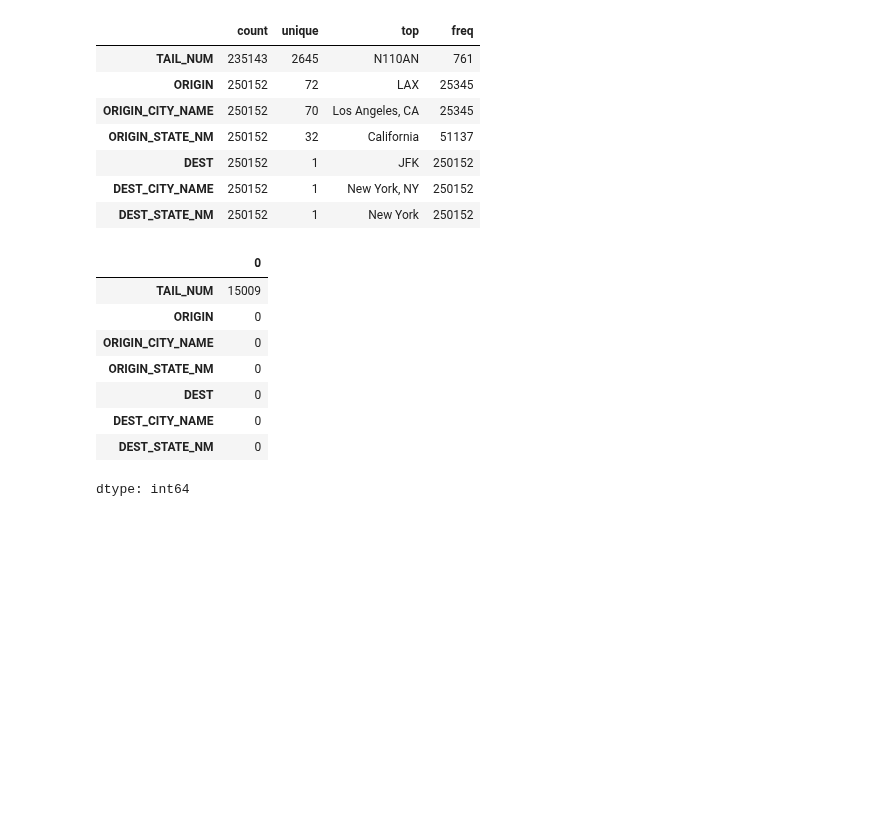
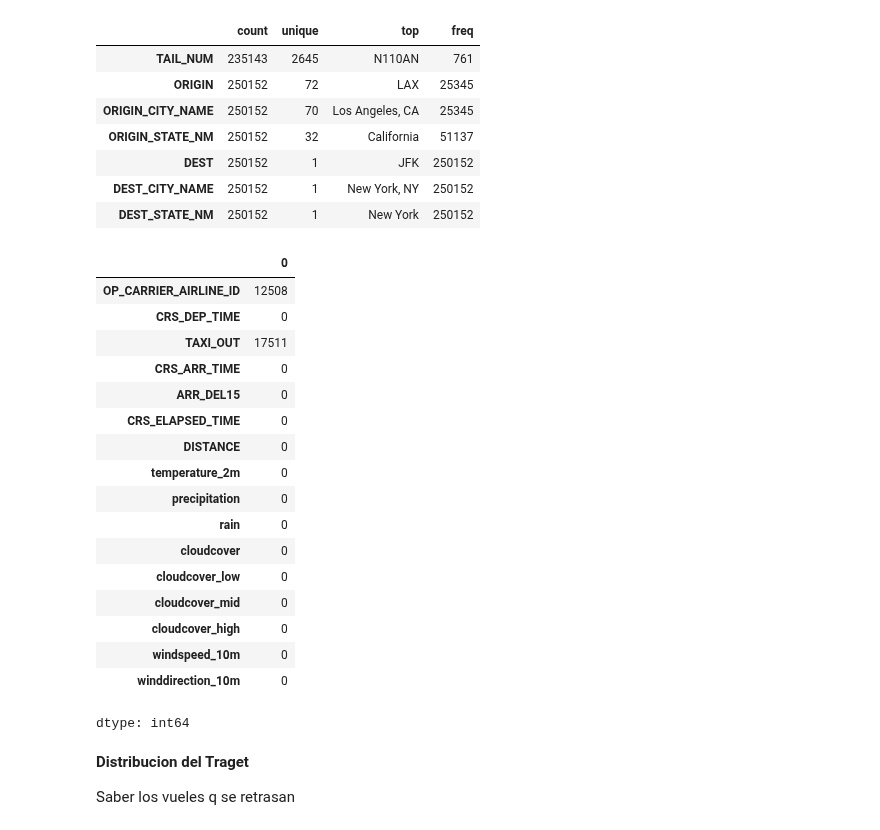
Before and after one commit to KARENCMP82/Python, a Jupyter notebook: Clasificacion_Clase.ipynb, the cells around one changed output. Saved outputs shown, nothing was run; the diff lists cells and outputs as text; code cells hidden in the pictures; blank space fills up the shorter version.

```diff
--- a/Clasificacion_Clase.ipynb
+++ b/Clasificacion_Clase.ipynb
@@ -301,15 +301,28 @@ df.select_dtypes(include=['object']).describe().T
 | DEST_CITY_NAME | 250152 | 1 | New York, NY | 250152 |
 | DEST_STATE_NM | 250152 | 1 | New York | 250152 |
 # %%
-#nulos
-df.select_dtypes(include='object').isnull().sum()
+#nulos, SE debe usar del tipo num no objet
+df.select_dtypes(include=['number']).isnull().sum()
 # %% [output]
 |  | 0 |
-| TAIL_NUM | 15009 |
-| ORIGIN | 0 |
-| ORIGIN_CITY_NAME | 0 |
-| ORIGIN_STATE_NM | 0 |
-| DEST | 0 |
-| DEST_CITY_NAME | 0 |
-| DEST_STATE_NM | 0 |
+| OP_CARRIER_AIRLINE_ID | 12508 |
+| CRS_DEP_TIME | 0 |
+| TAXI_OUT | 17511 |
+| CRS_ARR_TIME | 0 |
+| ARR_DEL15 | 0 |
+| CRS_ELAPSED_TIME | 0 |
+| DISTANCE | 0 |
+| temperature_2m | 0 |
+| precipitation | 0 |
+| rain | 0 |
+| cloudcover | 0 |
+| cloudcover_low | 0 |
+| cloudcover_mid | 0 |
+| cloudcover_high | 0 |
+| windspeed_10m | 0 |
+| winddirection_10m | 0 |
 dtype: int64
+# %% [markdown]
+**Distribucion del Traget**
+
+Saber los vueles q se retrasan
```
